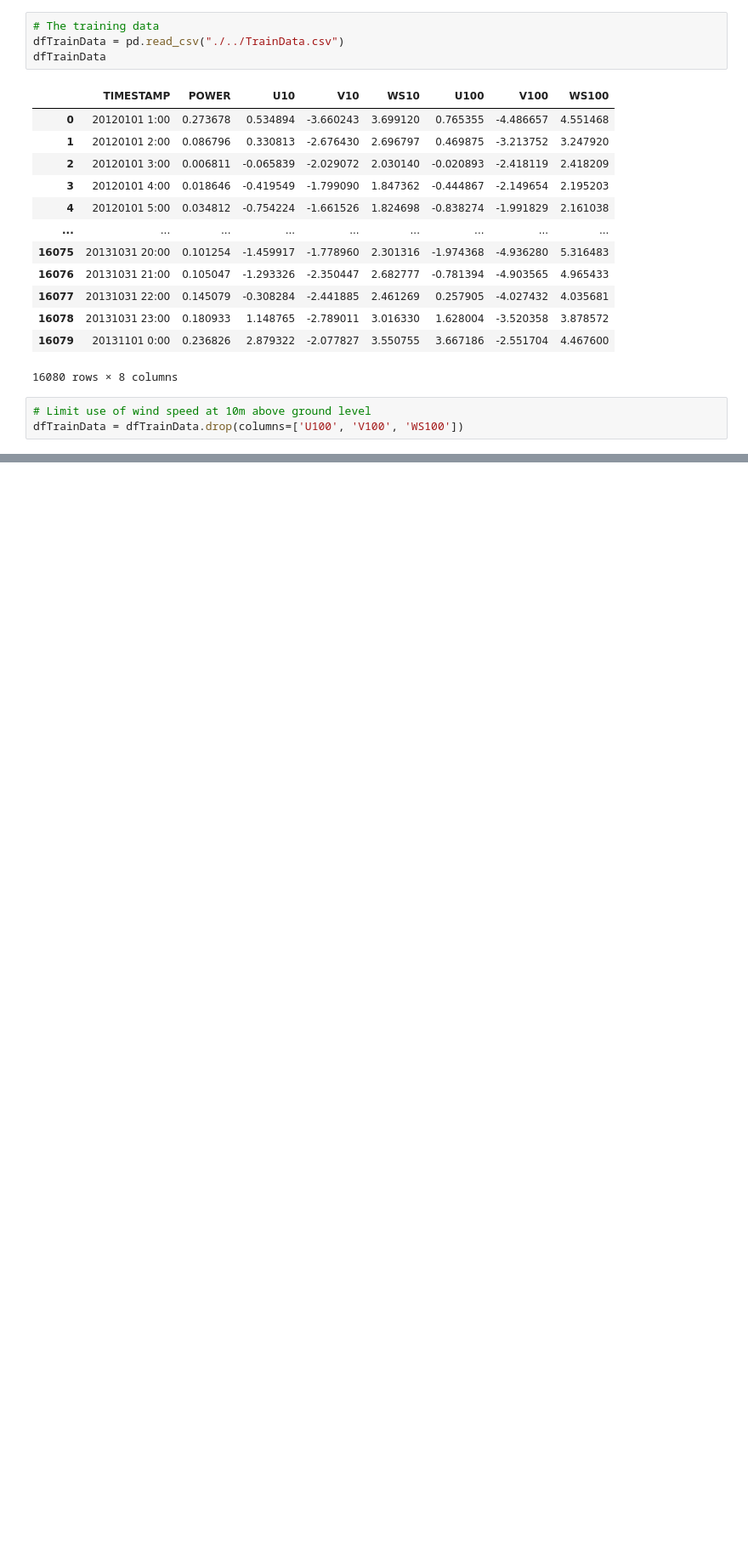
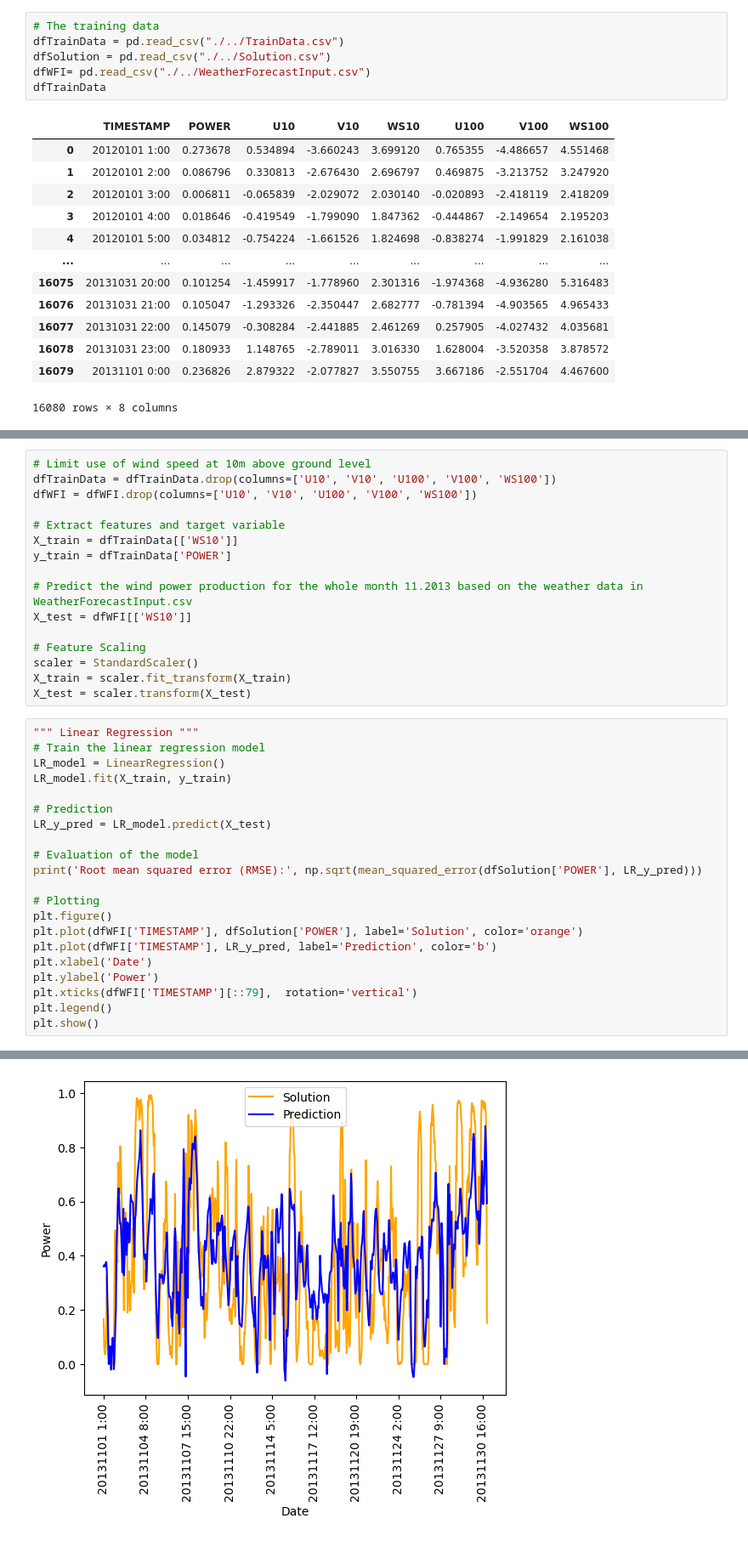
Before and after one commit to danny1401/IN5410-Assignment2, a Jupyter notebook: Task1/task1.ipynb, the cells around one changed output, grey strips where cells are left out. Shown at 85% size. Cells and saved outputs as stored; diff of their text form; blank space fills up the shorter version.

```diff
--- a/Task1/task1.ipynb
+++ b/Task1/task1.ipynb
@@ -17,6 +16,8 @@ from sklearn.metrics import mean_squared_error
 # %%
 # The training data
 dfTrainData = pd.read_csv("./../TrainData.csv")
+dfSolution = pd.read_csv("./../Solution.csv")
+dfWFI= pd.read_csv("./../WeatherForecastInput.csv")
 dfTrainData
 # %% [output]
 |  | TIMESTAMP | POWER | U10 | V10 | WS10 | U100 | V100 | WS100 |
@@ -32,6 +33,3 @@ dfTrainData
 | 16078 | 20131031 23:00 | 0.180933 | 1.148765 | -2.789011 | 3.016330 | 1.628004 | -3.520358 | 3.878572 |
 | 16079 | 20131101 0:00 | 0.236826 | 2.879322 | -2.077827 | 3.550755 | 3.667186 | -2.551704 | 4.467600 |
 16080 rows × 8 columns
-# %%
-# Limit use of wind speed at 10m above ground level
-dfTrainData = dfTrainData.drop(columns=['U100', 'V100', 'WS100'])
@@ -150,0 +36,38 @@ SVR Model RMSE: 3.794195642891256
+# %%
+# Limit use of wind speed at 10m above ground level
+dfTrainData = dfTrainData.drop(columns=['U10', 'V10', 'U100', 'V100', 'WS100'])
+dfWFI = dfWFI.drop(columns=['U10', 'V10', 'U100', 'V100', 'WS100'])
+
+# Extract features and target variable
+X_train = dfTrainData[['WS10']]
+y_train = dfTrainData['POWER']
+
+# Predict the wind power production for the whole month 11.2013 based on the weather data in WeatherForecastInput.csv
+X_test = dfWFI[['WS10']]
+
+# Feature Scaling
+scaler = StandardScaler()
+X_train = scaler.fit_transform(X_train)
+X_test = scaler.transform(X_test)
+# %%
+""" Linear Regression """
+# Train the linear regression model
+LR_model = LinearRegression()
+LR_model.fit(X_train, y_train)
+
+# Prediction
+LR_y_pred = LR_model.predict(X_test)
+
+# Evaluation of the model
+print('Root mean squared error (RMSE):', np.sqrt(mean_squared_error(dfSolution['POWER'], LR_y_pred)))
+
+# Plotting
+plt.figure()
+plt.plot(dfWFI['TIMESTAMP'], dfSolution['POWER'], label='Solution', color='orange')
+plt.plot(dfWFI['TIMESTAMP'], LR_y_pred, label='Prediction', color='b')
+plt.xlabel('Date')
+plt.ylabel('Power')
+plt.xticks(dfWFI['TIMESTAMP'][::79],  rotation='vertical')
+plt.legend()
+plt.show()
+# %% [output]
@@ -150,0 +75 @@ SVR Model RMSE: 3.794195642891256
+[figure, added]
```
Also changed, not shown: parts of 13 cells of this notebook, 7 other files.
